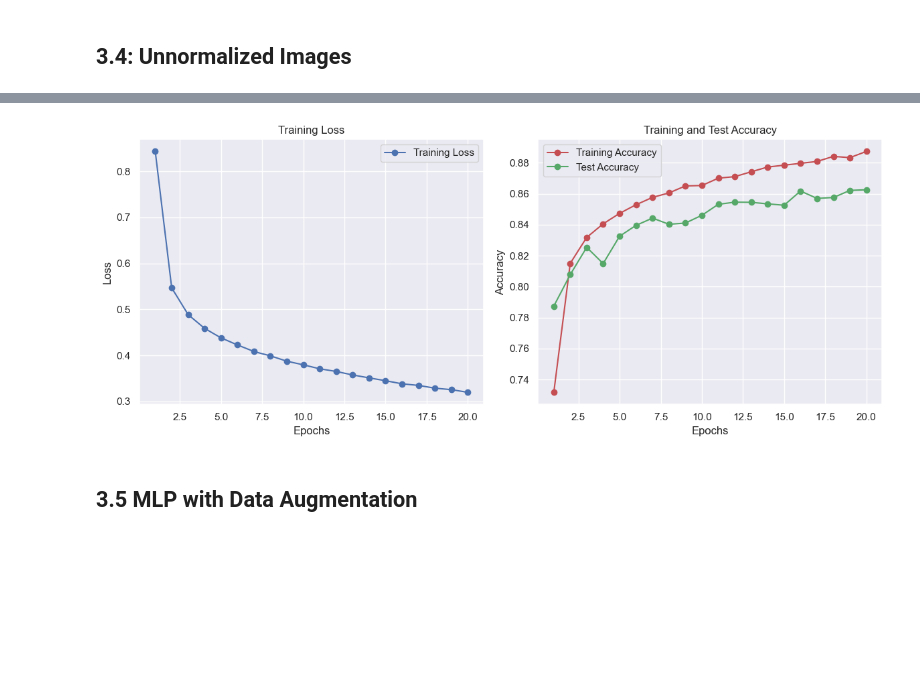
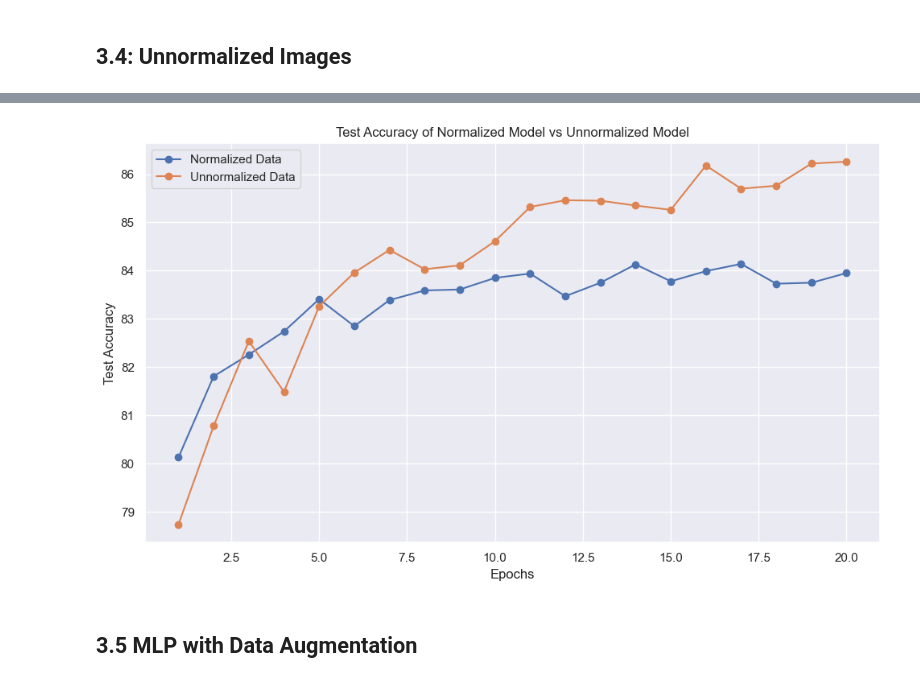
Before and after one commit to NickMilin/COMP551_A3, a Jupyter notebook: COMP551_A3.ipynb, the cells around one changed output, grey strips where cells are left out. Drawn from its saved outputs; the diff is of its cells as text; code cells hidden in the pictures; blank space fills up the shorter version.

```diff
--- a/COMP551_A3.ipynb
+++ b/COMP551_A3.ipynb
@@ -629,16 +616,14 @@ Epoch 10/10, Loss: 0.7300, Train Accuracy: 0.8401, Test Accuracy: 0.8257
 # %% [markdown]
 ## 3.4: Unnormalized Images
 # %%
-# q: does unnormalized images just mean without standardization or should we remove also the .toTensor()?
+# Model with data augmentation (random horizontal flip and random rotation)
 
 mlp_transform_unnormalized = transforms.Compose([
     transforms.ToTensor(),
     transforms.Lambda(lambda x:x.view(-1))
 ])
-
 full_train_dataset_unnormalized = datasets.FashionMNIST(root='./data', train=True, download=True, transform=mlp_transform_unnormalized)
 test_dataset_unnormalized = datasets.FashionMNIST(root='./data', train=False, download=True, transform=mlp_transform_unnormalized)
-
 # split full train set into train and validation sets (80/20)
 train_size = int(0.8*len(full_train_dataset_unnormalized))
 val_size = len(full_train_dataset_unnormalized) - train_size
@@ -653,8 +638,23 @@ train_loader_unnormalized = DataLoader(train_dataset_unnormalized, batch_size=ba
 validation_loader_unnormalized = DataLoader(val_dataset_unnormalized, batch_size=batch_size, shuffle=False, generator=generator)
 test_loader_unnormalized = DataLoader(test_dataset_unnormalized, batch_size=batch_size, shuffle=False, generator=generator)
 
-model_unnormalized = MLP(activation_function=relu(), num_hidden_layers=2, units=[256,256])
+# comparison of unnormalized model vs normalized model
+model_unnormalized = load_model('model3.4_unnormalized')
+model_normalized = load_model('model1.3')
+plt.figure(figsize=(10, 6))
+if model_unnormalized is None:
+    model_unnormalized = MLP(activation_function=relu(), num_hidden_layers=2, units=[256,256])
+    model_unnormalized.fit(train_loader_unnormalized, test_loader_unnormalized, 0.01, 20)
+    save_model(model_unnormalized, 'model3.4_unnormalized')
 
-model_unnormalized.fit(train_loader_unnormalized, test_loader_unnormalized, 0.01, 20)
-model_unnormalized.plot_history()
+if model_normalized is not None:
+    plt.plot(range(1, len(model_normalized.test_accuracy_history) + 1), [a*100 for a in model_normalized.test_accuracy_history], marker='o', label=f'Normalized Data')
+plt.plot(range(1, len(model_unnormalized.test_accuracy_history) + 1), [a*100 for a in model_unnormalized.test_accuracy_history], marker='o', label=f'Unnormalized Data')
+plt.title('Test Accuracy of Normalized Model vs Unnormalized Model')
+plt.xlabel('Epochs')
+plt.ylabel('Test Accuracy')
+plt.legend()
+plt.grid(True)
+plt.tight_layout()
+plt.show()
 # %% [output]
@@ -681,4 +663,4 @@ Epoch 20/20, Loss: 0.3198, Train Accuracy: 0.8874, Test Accuracy: 0.8626
-[figure, old version]
+[figure, new version]
 # %% [markdown]
 ## 3.5 MLP with Data Augmentation
 # %%
```
Also changed, not shown: parts of 11 cells of this notebook, 15 other files.
